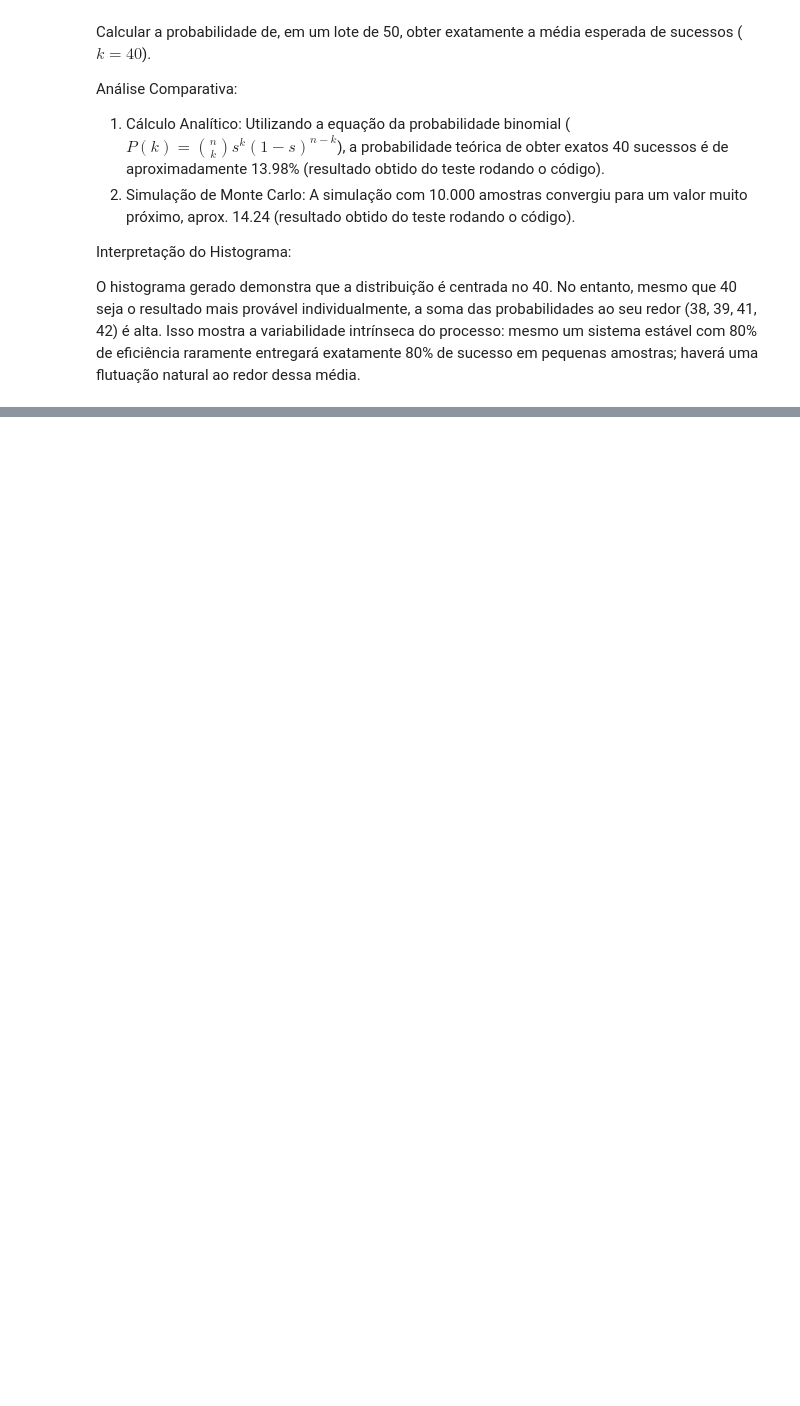
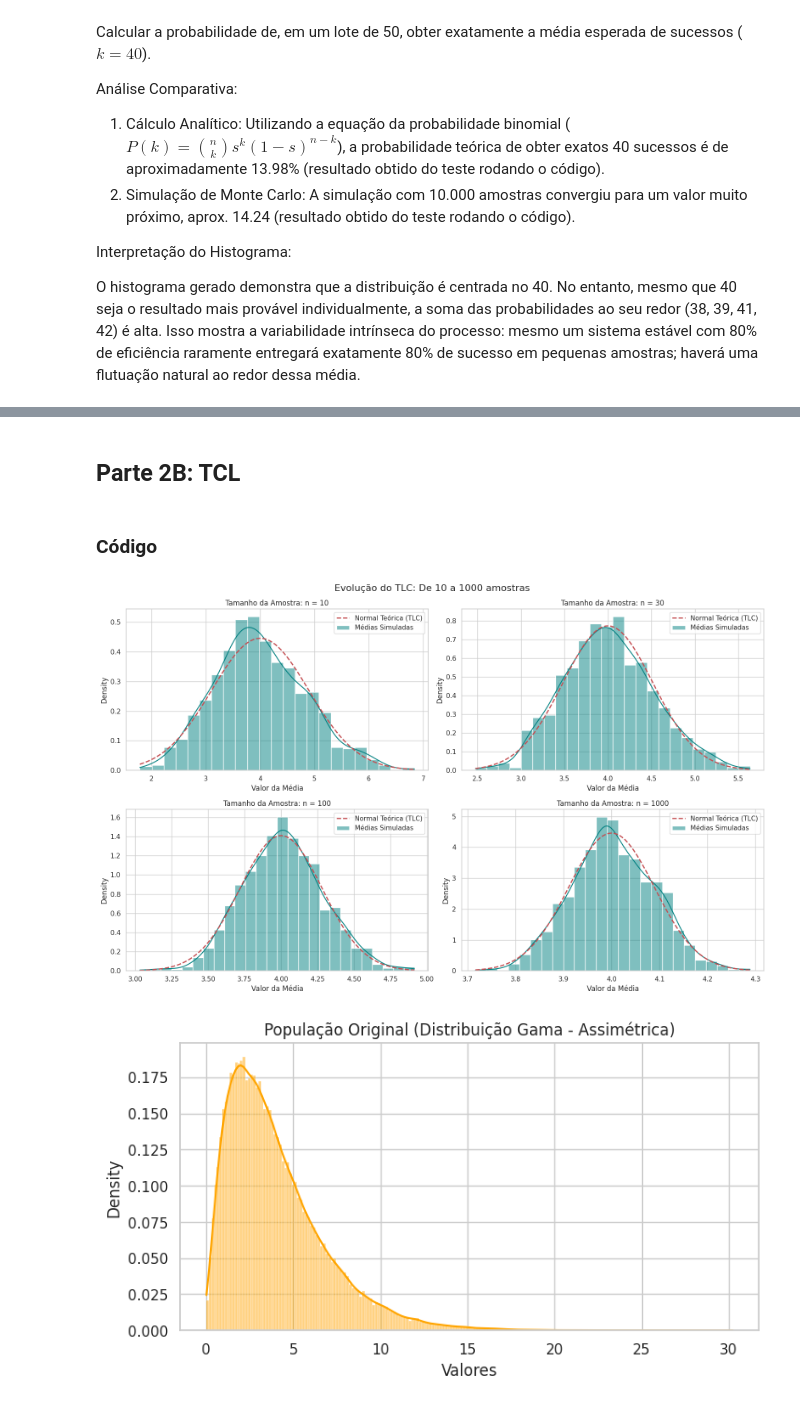
Before and after one commit to lima-12/estatistica-llm, a Jupyter notebook: estatistisca_llm.ipynb, the cells around one changed output, grey strips where cells are left out. Drawn from its saved outputs; the diff is of its cells as text; code cells hidden in the pictures; blank space fills up the shorter version.

```diff
--- a/estatistisca_llm.ipynb
+++ b/estatistisca_llm.ipynb
@@ -267,0 +378,67 @@ O histograma gerado demonstra que a distribuição é centrada no 40. No entanto
+# %% [markdown]
+## Parte 2B: TCL
+# %% [markdown]
+### Código
+# %%
+import numpy as np
+import matplotlib.pyplot as plt
+import seaborn as sns
+from scipy.stats import gamma, norm
+
+np.random.seed(42)
+sns.set_theme(style="whitegrid")
+
+# populaçào original (Distribuição Gama - "Torta")
+shape_k = 2.0
+scale_theta = 2.0
+populacao_gama = np.random.gamma(shape_k, scale_theta, 100000)
+
+# parâmetros teóricos da população
+media_real = shape_k * scale_theta
+desvio_real = np.sqrt(shape_k * scale_theta**2)
+
+# tamanho das amostras
+tamanhos_amostra = [10, 30, 100, 1000]
+n_simulacoes = 1000
+
+# Criando a figura
+fig, axes = plt.subplots(2, 2, figsize=(16, 10))
+fig.suptitle(f'Evolução do TLC: De {tamanhos_amostra[0]} a {tamanhos_amostra[-1]} amostras', fontsize=16)
+axes = axes.flatten()
+
+# simulação
+for i, n in enumerate(tamanhos_amostra):
+    # Lista para guardar as médias
+    medias_amostrais = []
+
+    # calcular 1000 médias
+    for _ in range(n_simulacoes):
+        # sorteia 'n' elementos da gama e tira a média
+        amostra = np.random.choice(populacao_gama, size=n)
+        medias_amostrais.append(np.mean(amostra))
+
+    # mostrar o histograma das médias
+    sns.histplot(medias_amostrais, kde=True, ax=axes[i], color='teal', stat='density', label='Médias Simuladas')
+
+    # mostra a curva normal teórica por cima (para comparação)
+    erro_padrao = desvio_real / np.sqrt(n)
+    x_range = np.linspace(min(medias_amostrais), max(medias_amostrais), 100)
+    y_normal = norm.pdf(x_range, media_real, erro_padrao)
+    axes[i].plot(x_range, y_normal, 'r--', linewidth=2, label='Normal Teórica (TLC)')
+
+    axes[i].set_title(f'Tamanho da Amostra: n = {n}')
+    axes[i].set_xlabel('Valor da Média')
+    axes[i].legend()
+
+# mostrar também a população original para comparar (numa figura separada)
+plt.tight_layout()
+plt.show()
+
+plt.figure(figsize=(8, 4))
+sns.histplot(populacao_gama, kde=True, color='orange', stat='density')
+plt.title('População Original (Distribuição Gama - Assimétrica)')
+plt.xlabel('Valores')
+plt.show()
+# %% [output]
+[figure, added]
+[figure, added]
```
Also changed, not shown: parts of 9 cells of this notebook.
